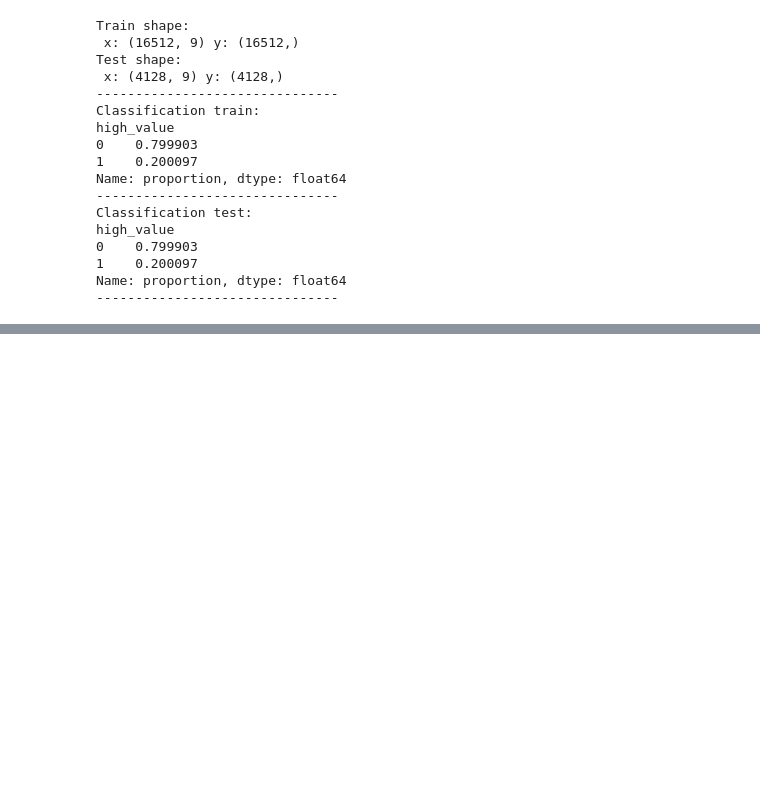
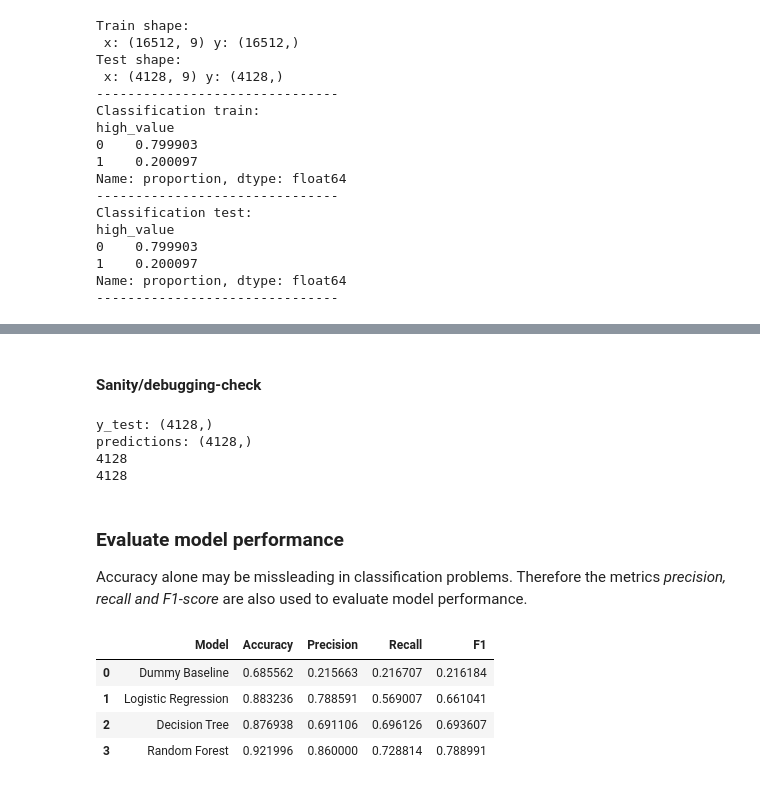
Before and after one commit to belson-h/PythonMLProject---California-Housing, a Jupyter notebook: housing_report.ipynb, the cells around one changed output, grey strips where cells are left out. Cells and saved outputs as stored; diff of their text form; code cells hidden in the pictures; blank space fills up the shorter version.

```diff
--- a/housing_report.ipynb
+++ b/housing_report.ipynb
@@ -359,11 +406,12 @@ num_features = [
     "longitude",
     "latitude",
     "housing_median_age",
-    "total_rooms",
-    "total_bedrooms",
-    "population",
-    "households",
-    "median_income"
+    "median_income",
+
+    # Engineered features
+    "rooms_per_household",
+    "bedrooms_per_room",
+    "population_per_household"
 ]
 
 cat_features = [
@@ -442,0 +508,58 @@ Använd endast X-variabler (inte target), och motivera kort vilka features du in
+# %% [markdown]
+#### Sanity/debugging-check
+# %%
+print("y_test:", y_test.shape)
+print("predictions:", y_pred_dummy.shape)
+
+print(len(y_test))
+print(len(y_pred_dummy))
+# %% [output]
+y_test: (4128,)
+predictions: (4128,)
+4128
+4128
+# %% [markdown]
+### Evaluate model performance
+
+Accuracy alone may be missleading in classification problems. Therefore the metrics *precision, recall and F1-score* are also used to evaluate model performance.
+# %%
+logreg_pipeline.fit(X_train, y_train)
+y_pred_logreg = logreg_pipeline.predict(X_test)
+
+tree_pipeline.fit(X_train, y_train)
+y_pred_tree = tree_pipeline.predict(X_test)
+
+rf_pipeline.fit(X_train, y_train)
+y_pred_rf = rf_pipeline.predict(X_test)
+
+models = {
+    "Dummy Baseline": dummy_pipeline,
+    "Logistic Regression": logreg_pipeline,
+    "Decision Tree": tree_pipeline,
+    "Random Forest": rf_pipeline
+}
+
+results = []
+
+for name, model in models.items():
+
+    model.fit(X_train, y_train)
+    preds = model.predict(X_test)
+
+    results.append({
+        "Model": name,
+        "Accuracy": accuracy_score(y_test, preds),
+        "Precision": precision_score(y_test, preds),
+        "Recall": recall_score(y_test, preds),
+        "F1": f1_score(y_test, preds)
+    })
+
+results_df = pd.DataFrame(results)
+
+results_df
+# %% [output]
+|  | Model | Accuracy | Precision | Recall | F1 |
+| 0 | Dummy Baseline | 0.685562 | 0.215663 | 0.216707 | 0.216184 |
+| 1 | Logistic Regression | 0.883236 | 0.788591 | 0.569007 | 0.661041 |
+| 2 | Decision Tree | 0.876938 | 0.691106 | 0.696126 | 0.693607 |
+| 3 | Random Forest | 0.921996 | 0.860000 | 0.728814 | 0.788991 |
```
Also changed, not shown: parts of 24 cells of this notebook, 2 other files.
